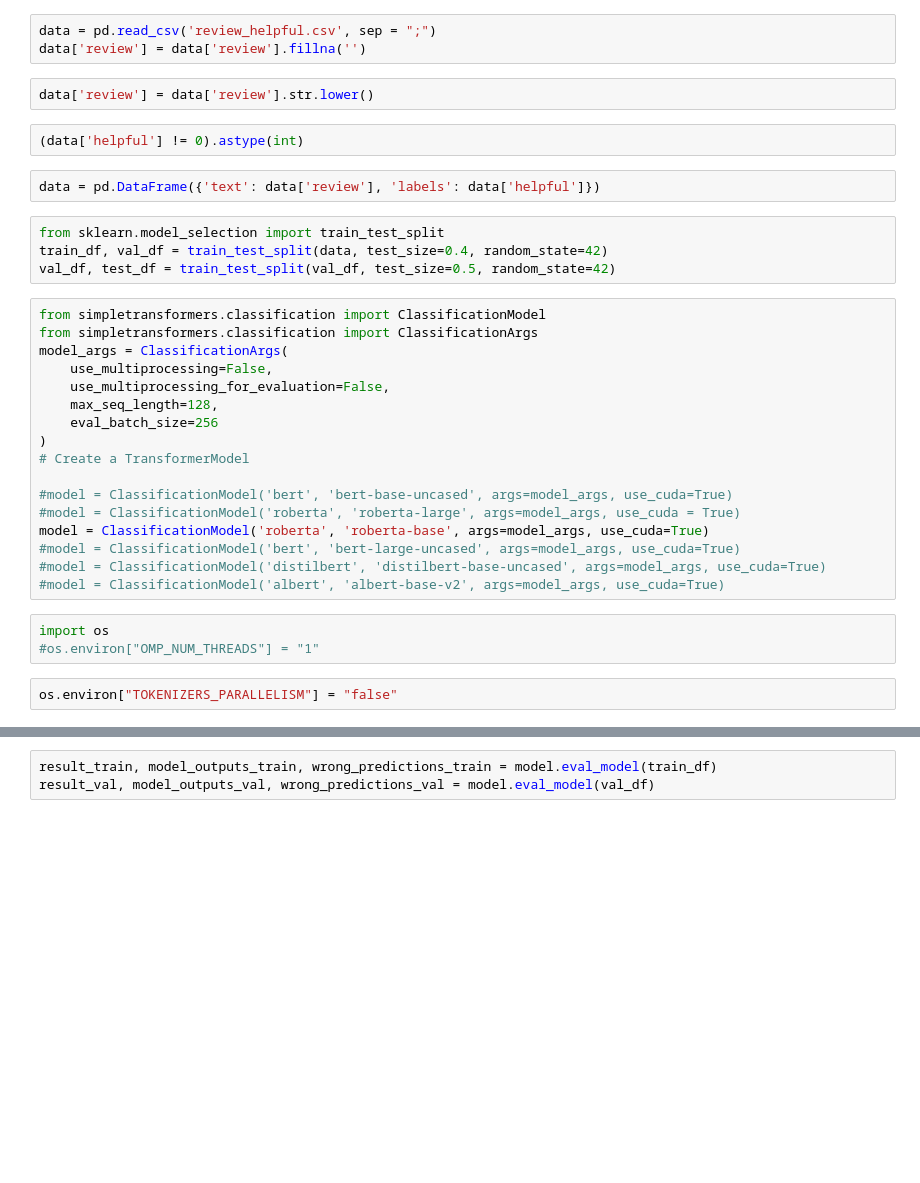
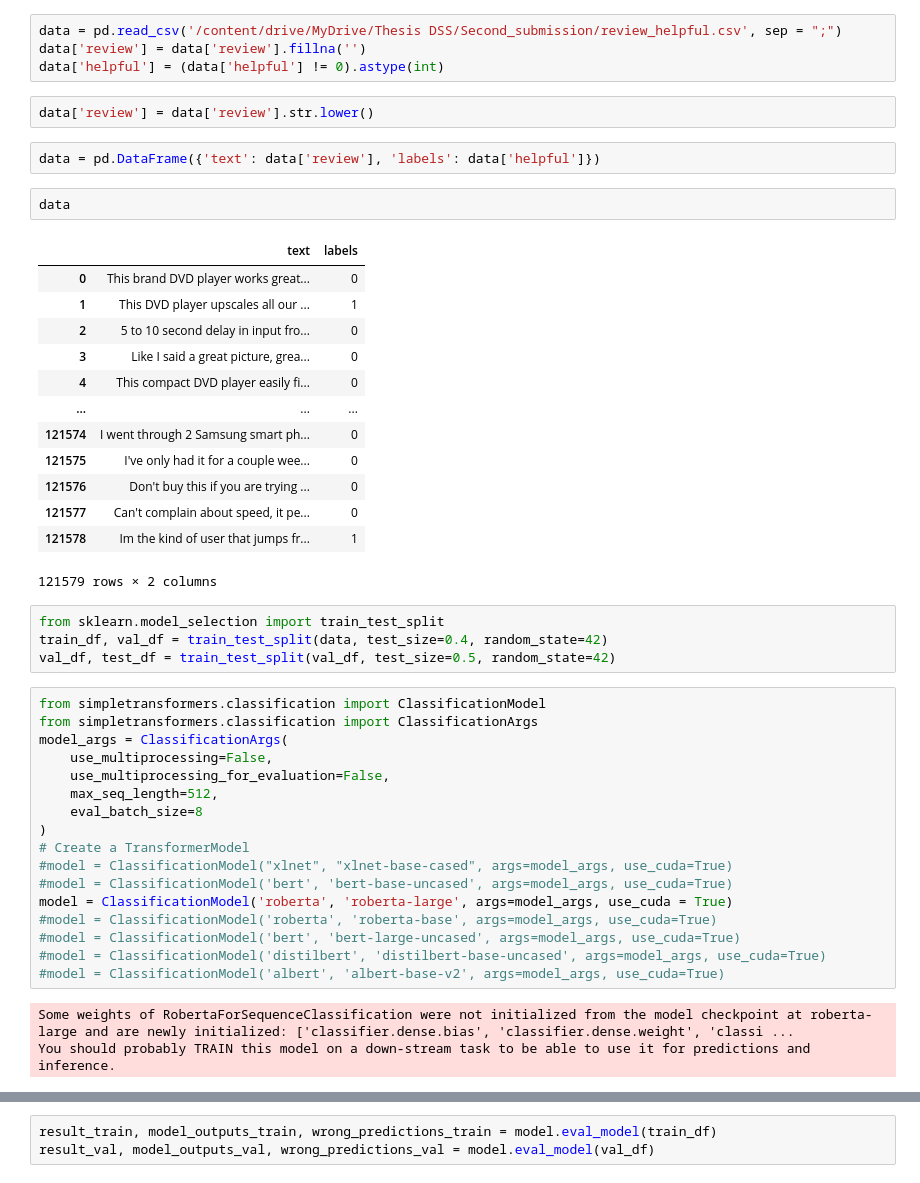
Before and after one commit to janvanderdoe/data_science_thesis, a Jupyter notebook: src/analysis/bert_finetuning_full_data.ipynb, the cells around one changed output, grey strips where cells are left out. Saved outputs shown, nothing was run; the diff lists cells and outputs as text; blank space fills up the shorter version.

Commit message:
made changes for the second submission, as indicated in the revision document

```diff
--- a/src/analysis/bert_finetuning_full_data.ipynb
+++ b/src/analysis/bert_finetuning_full_data.ipynb
@@ -6,12 +29,27 @@ This is the training of the BERT models. It returns a list of probabilities for
 # %%
-data = pd.read_csv('review_helpful.csv', sep = ";")
+data = pd.read_csv('/content/drive/MyDrive/Thesis DSS/Second_submission/review_helpful.csv', sep = ";")
 data['review'] = data['review'].fillna('')
+data['helpful'] = (data['helpful'] != 0).astype(int)
 # %%
 data['review'] = data['review'].str.lower()
-# %%
-(data['helpful'] != 0).astype(int)
 # %%
 data = pd.DataFrame({'text': data['review'], 'labels': data['helpful']})
+# %%
+data
+# %% [output]
+|  | text | labels |
+| 0 | This brand DVD player works great... | 0 |
+| 1 | This DVD player upscales all our ... | 1 |
+| 2 | 5 to 10 second delay in input fro... | 0 |
+| 3 | Like I said a great picture, grea... | 0 |
+| 4 | This compact DVD player easily fi... | 0 |
+| ... | ... | ... |
+| 121574 | I went through 2 Samsung smart ph... | 0 |
+| 121575 | I've only had it for a couple wee... | 0 |
+| 121576 | Don't buy this if you are trying ... | 0 |
+| 121577 | Can't complain about speed, it pe... | 0 |
+| 121578 | Im the kind of user that jumps fr... | 1 |
+121579 rows × 2 columns
 # %%
 from sklearn.model_selection import train_test_split
 train_df, val_df = train_test_split(data, test_size=0.4, random_state=42)
@@ -22,19 +60,17 @@ from simpletransformers.classification import ClassificationArgs
 model_args = ClassificationArgs(
     use_multiprocessing=False,
     use_multiprocessing_for_evaluation=False,
-    max_seq_length=128,
-    eval_batch_size=256
+    max_seq_length=512,
+    eval_batch_size=8
 )
 # Create a TransformerModel
-
+#model = ClassificationModel("xlnet", "xlnet-base-cased", args=model_args, use_cuda=True)
 #model = ClassificationModel('bert', 'bert-base-uncased', args=model_args, use_cuda=True)
-#model = ClassificationModel('roberta', 'roberta-large', args=model_args, use_cuda = True)
-model = ClassificationModel('roberta', 'roberta-base', args=model_args, use_cuda=True)
+model = ClassificationModel('roberta', 'roberta-large', args=model_args, use_cuda = True)
+#model = ClassificationModel('roberta', 'roberta-base', args=model_args, use_cuda=True)
 #model = ClassificationModel('bert', 'bert-large-uncased', args=model_args, use_cuda=True)
 #model = ClassificationModel('distilbert', 'distilbert-base-uncased', args=model_args, use_cuda=True)
 #model = ClassificationModel('albert', 'albert-base-v2', args=model_args, use_cuda=True)
+# %% [output]
+Some weights of RobertaForSequenceClassification were not initialized from the model checkpoint at roberta-large and are newly initialized: ['classifier.dense.bias', 'classifier.dense.weight', 'classi ...
+You should probably TRAIN this model on a down-stream task to be able to use it for predictions and inference.
-# %%
-import os
-#os.environ["OMP_NUM_THREADS"] = "1"
-# %%
-os.environ["TOKENIZERS_PARALLELISM"] = "false"
```
Also changed, not shown: parts of 12 cells of this notebook, 2 other files.
